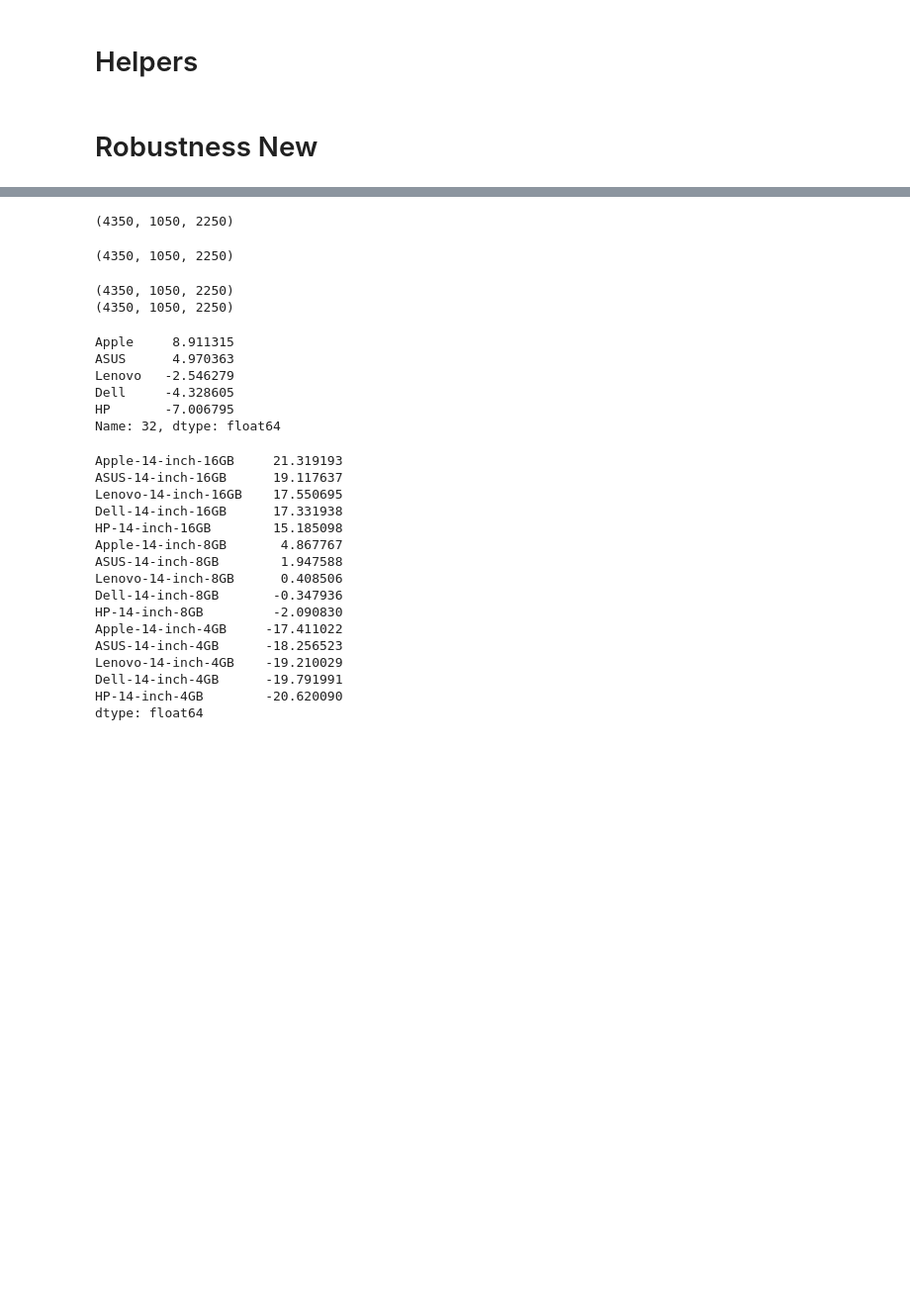
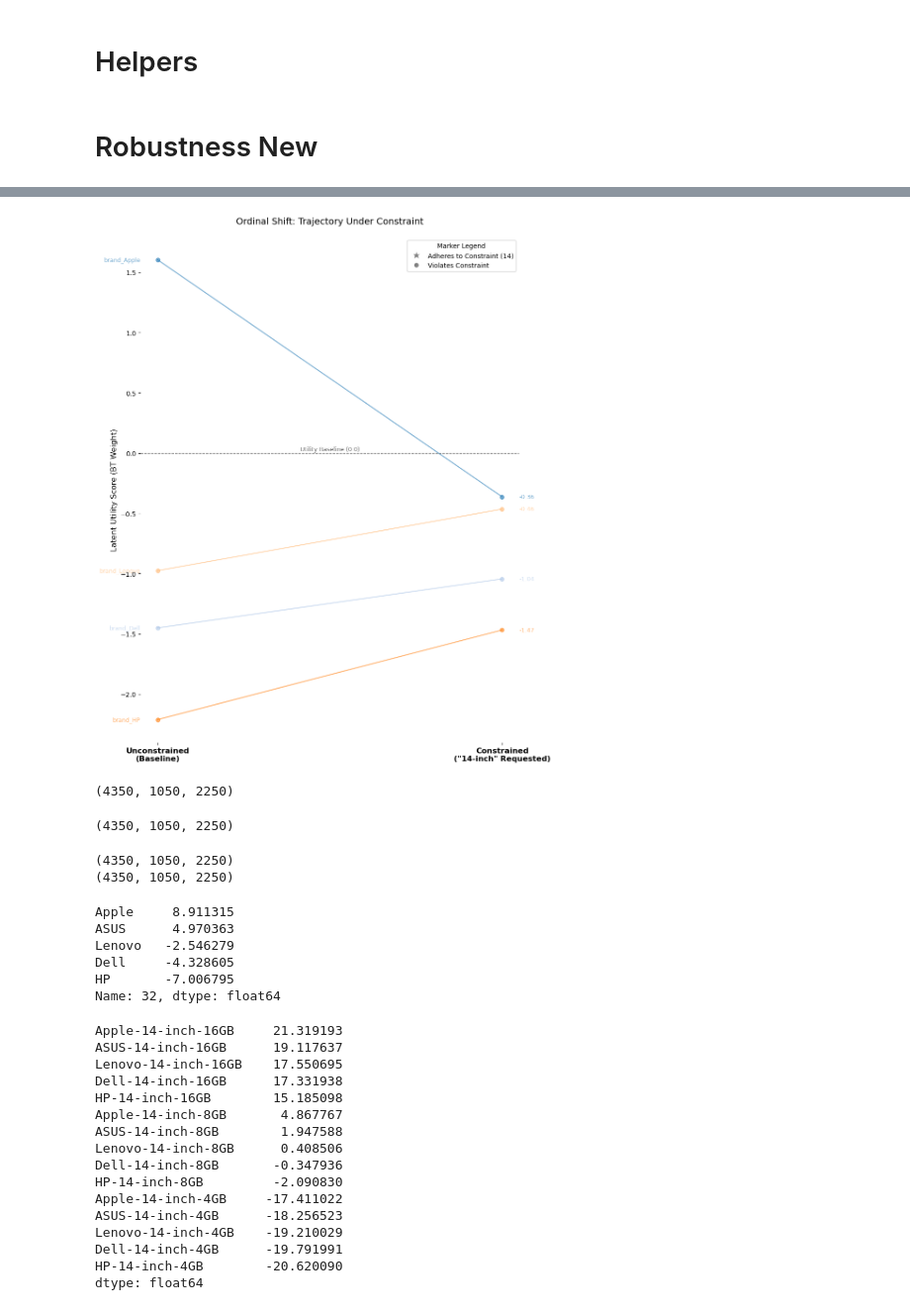
Before and after one commit to lotanamit5/WhatDoLLMsWant, a Jupyter notebook: num_vs_txt.ipynb, the cells around one changed output, grey strips where cells are left out. Shown at 99% size. Drawn from its saved outputs; the diff is of its cells as text; code cells hidden in the pictures; blank space fills up the shorter version.

```diff
--- a/num_vs_txt.ipynb
+++ b/num_vs_txt.ipynb
@@ -88,3 +336,91 @@ def fit_bradley_terry_statsmodels(df: pd.DataFrame, item_mapping: dict,
+# %%
+import matplotlib.pyplot as plt
+import matplotlib as mpl
+import pandas as pd
+from matplotlib.lines import Line2D
+
+def plot_item_slope_graph_colorful(df: pd.DataFrame,
+                                   item_col: str = None,
+                                   val_left: str = 'Weight_32_Base',
+                                   val_right: str = 'Weight_32_14',
+                                   constraint_target: str = '14'):
+    """
+    Creates a colorful Slope Graph tracking individual item trajectories.
+    Automatically detects the item column to prevent KeyErrors.
+    """
+    # FIX: Auto-detect the label column if none is provided
+    if item_col is None:
+        item_col = df.columns[0]
+
+    fig, ax = plt.subplots(figsize=(10, 12))
+    x_coords = [0, 1]
+
+    # FIX: Modern Matplotlib colormap calling convention
+    cmap = mpl.colormaps['tab20']
+
+    for i, row in df.iterrows():
+        item_name = str(row[item_col])
+        y_coords = [row[val_left], row[val_right]]
+
+        # Check if this specific item adheres to the constraint
+        is_target = constraint_target in item_name
+
+        # Unique Color per Item
+        color = cmap(i % 20)
+
+        # Marker represents constraint adherence
+        marker = '*' if is_target else 'o'
+        markersize = 12 if is_target else 6
+
+        linewidth = 3.0 if is_target else 1.5
+        alpha = 0.95 if is_target else 0.6
+        zorder = 3 if is_target else 1
+        font_weight = 'bold' if is_target else 'normal'
+
+        # Plot the trajectory line
+        ax.plot(x_coords, y_coords, color=color, alpha=alpha,
+                linewidth=linewidth, marker=marker, markersize=markersize, zorder=zorder)
+
+        # Add labels to the left and right of the points
+        ax.text(-0.05, y_coords[0], item_name, ha='right', va='center',
+                fontsize=9, color=color, alpha=alpha, zorder=zorder, fontweight=font_weight)
+        ax.text(1.05, y_coords[1], f"{row[val_right]:.2f}", ha='left', va='center',
+                fontsize=9, color=color, alpha=alpha, zorder=zorder, fontweight=font_weight)
+
+    # Styling the axes
+    ax.set_xticks([0, 1])
+    ax.set_xticklabels(['Unconstrained\n(Baseline)', 'Constrained\n("14-inch" Requested)'],
+                       fontsize=12, fontweight='bold')
+
+    # Remove plot borders
+    ax.spines['top'].set_visible(False)
+    ax.spines['right'].set_visible(False)
+    ax.spines['bottom'].set_visible(False)
+    ax.spines['left'].set_visible(False)
+
+    # Add a subtle zero-line
+    ax.axhline(0, color='black', linewidth=1, linestyle='--', alpha=0.5, zorder=0)
+    ax.text(0.5, 0.02, 'Utility Baseline (0.0)', ha='center', fontsize=9, alpha=0.6)
+
+    # Custom Legend
+    legend_elements = [
+        Line2D([0], [0], marker='*', color='w', label=f'Adheres to Constraint ({constraint_target})',
+               markerfacecolor='gray', markersize=14),
+        Line2D([0], [0], marker='o', color='w', label='Violates Constraint',
+               markerfacecolor='gray', markersize=8)
+    ]
+    ax.legend(handles=legend_elements, loc='upper right', framealpha=0.9, title="Marker Legend")
+
+    ax.set_ylabel('Latent Utility Score (BT Weight)', fontsize=12)
+    ax.set_title('Ordinal Shift: Trajectory Under Constraint', fontsize=14, pad=20)
+
+    plt.tight_layout()
+    plt.show()
+
+# Execution Call
+plot_item_slope_graph_colorful(plot_df)
+# %% [output]
+[figure, added]
 # %%
 import os
 import json
```
Also changed, not shown: parts of 5 cells of this notebook, 11 other files.
